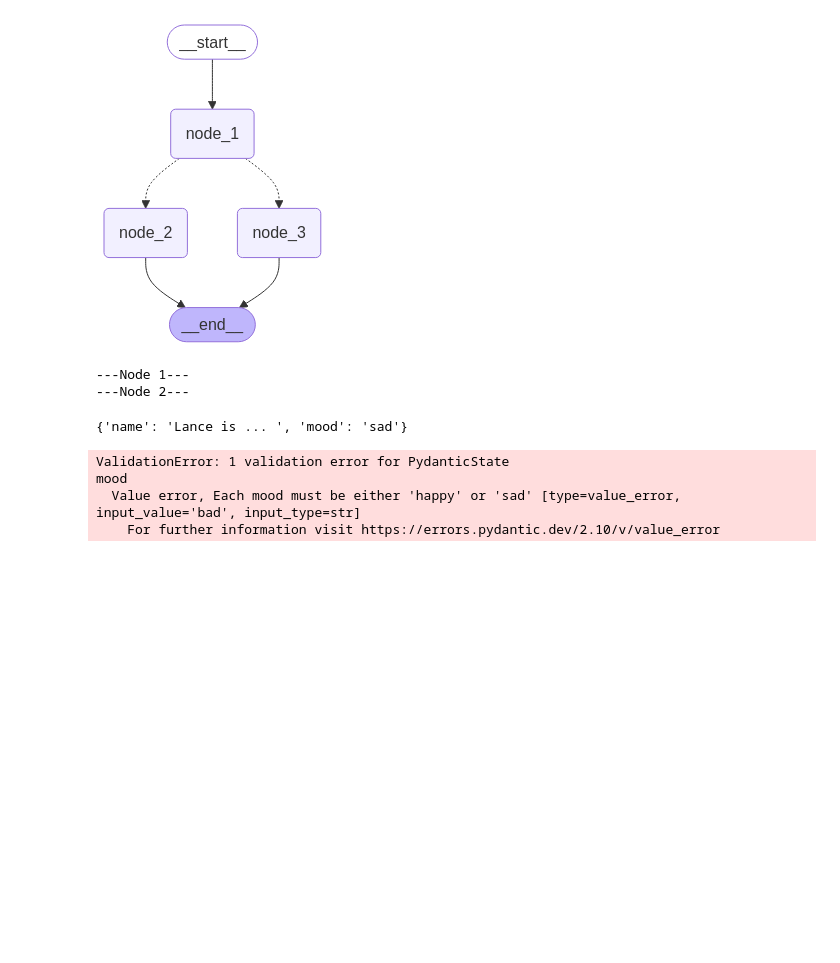
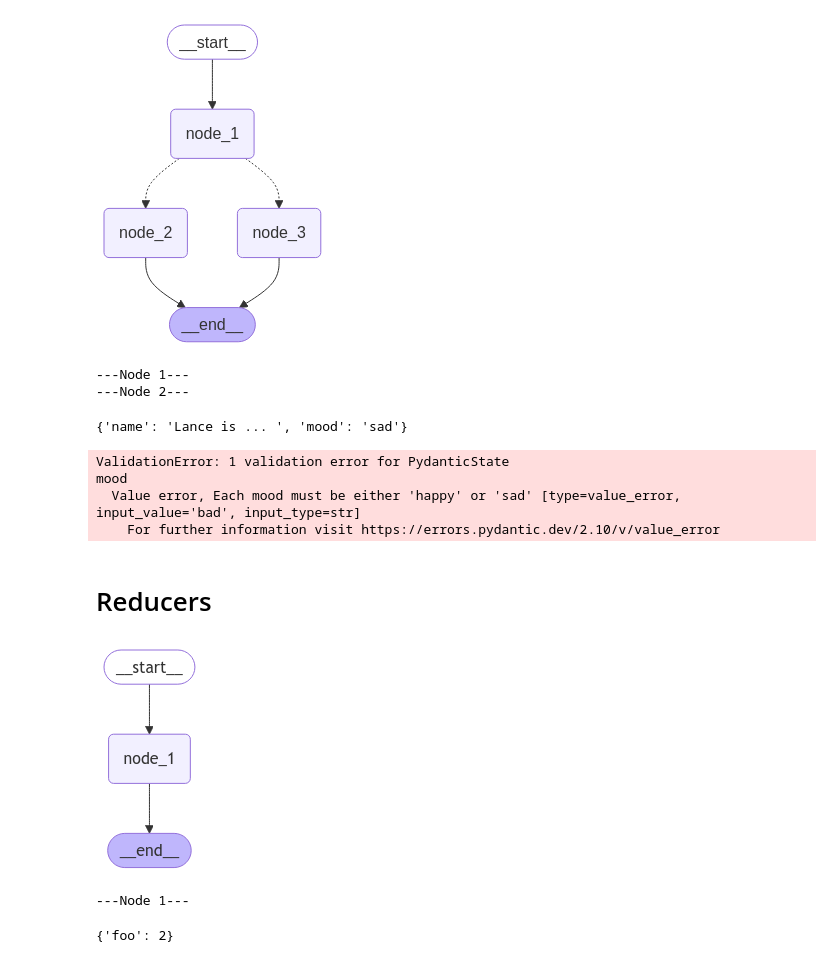
Before and after one commit to chayansraj/Agentic-RAG-with-evalution-Langchain, a Jupyter notebook: state_schema_and_reducer.ipynb, the cells around one changed output. Cells and saved outputs as stored; diff of their text form; code cells hidden in the pictures; blank space fills up the shorter version.

Commit message:
update reducers

```diff
--- a/state_schema_and_reducer.ipynb
+++ b/state_schema_and_reducer.ipynb
@@ -217,3 +217,36 @@ ValidationError: 1 validation error for PydanticState
 mood
   Value error, Each mood must be either 'happy' or 'sad' [type=value_error, input_value='bad', input_type=str]
     For further information visit https://errors.pydantic.dev/2.10/v/value_error
+# %% [markdown]
+# Reducers
+# %%
+from typing_extensions import TypedDict
+from IPython.display import Image, display
+from langgraph.graph import StateGraph, START, END
+
+class State(TypedDict):
+    foo: int
+
+def node_1(state):
+    print("---Node 1---")
+    return {"foo": state['foo'] + 1}
+
+# Build graph
+builder = StateGraph(State)
+builder.add_node("node_1", node_1)
+
+# Logic
+builder.add_edge(START, "node_1")
+builder.add_edge("node_1", END)
+
+# Add
+graph = builder.compile()
+
+# View
+display(Image(graph.get_graph().draw_mermaid_png()))
+
+graph.invoke({"foo" : 1})
+# %% [output]
+[figure, added]
+---Node 1---
+{'foo': 2}
```
Also changed, not shown: parts of 1 cell of this notebook.
